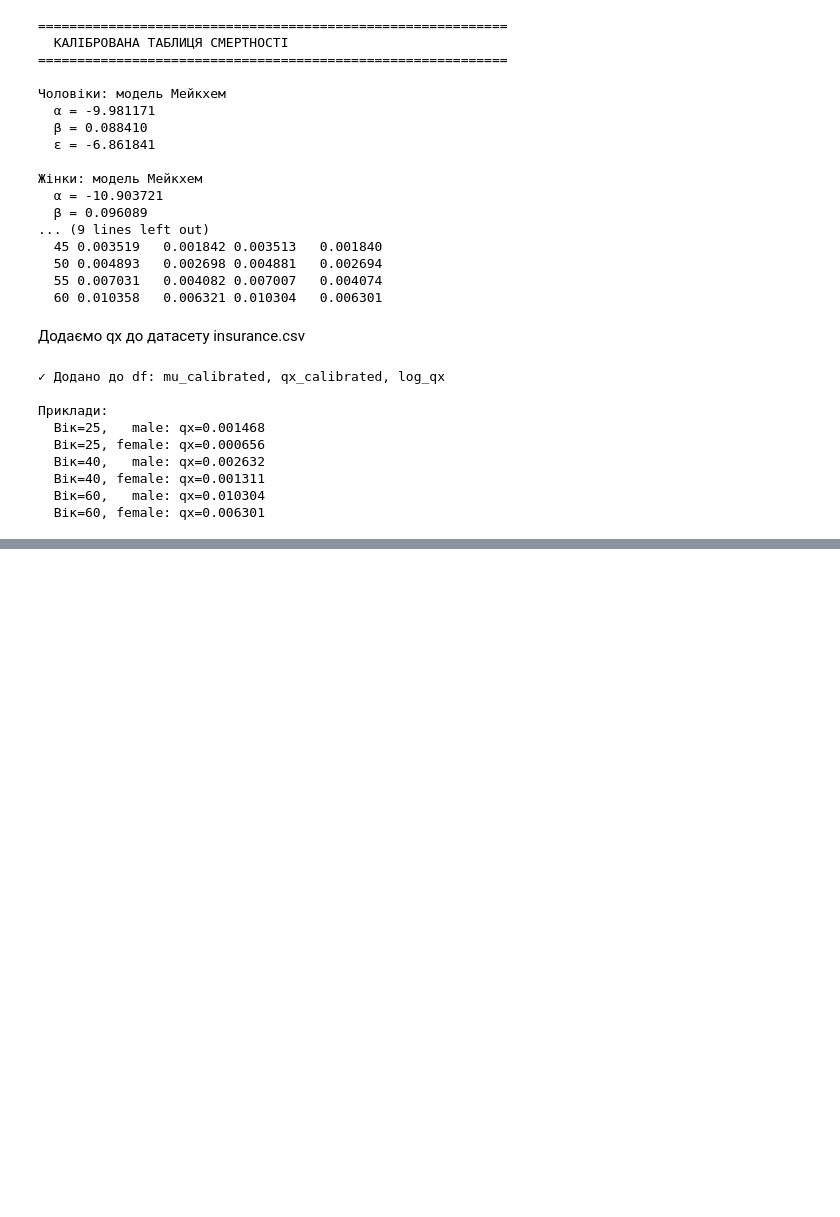
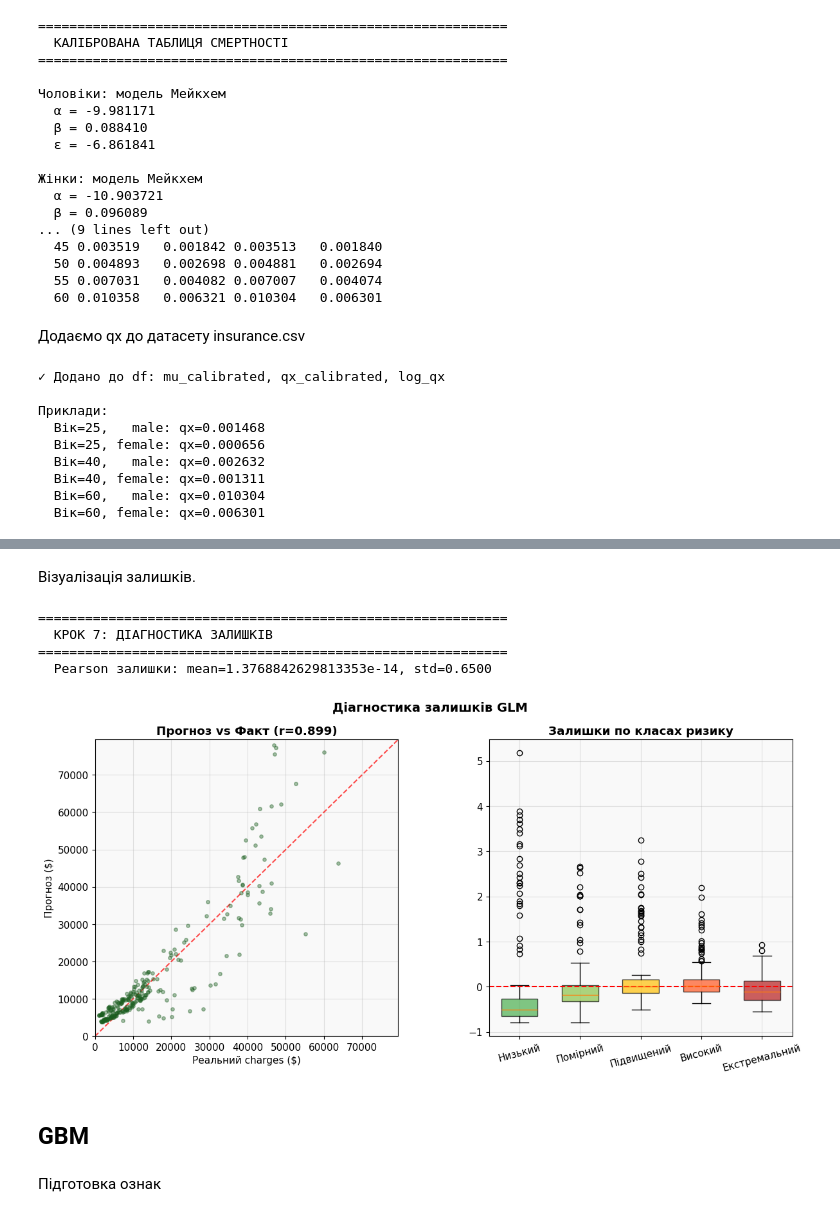
Before and after one commit to Washizuu/Insurance-Charges-Prediction, a Jupyter notebook: CW_new.ipynb, the cells around one changed output, grey strips where cells are left out. Drawn from its saved outputs; the diff is of its cells as text; code cells hidden in the pictures; blank space fills up the shorter version.

```diff
--- a/CW_new.ipynb
+++ b/CW_new.ipynb
@@ -1510,0 +1518,8 @@ except NameError:
+# %%
+plt.rcParams.update({
+    'figure.facecolor': 'white',
+    'axes.facecolor':   '#f9f9f9',
+    'axes.grid':        True,
+    'grid.alpha':       0.35,
+    'font.size':        11,
+})
@@ -1510,0 +1587,12 @@ except NameError:
+# %%
+print(f"\n{'='*60}")
+print(f"  КРОК 2: GAMMA GLM (log_qx як предиктор)")
+print(f"{'='*60}")
+
+glm = smf.glm(
+    formula=FORMULA,
+    data=train_df,
+    family=sm.families.Gamma(link=sm.families.links.Log())
+).fit()
+
+print(glm.summary())
@@ -1510,0 +1861,50 @@ except NameError:
+# %% [markdown]
+Візуалізація залишків.
+# %%
+fitted_train = glm.fittedvalues
+y_train      = train_df['charges'].values
+pearson_res  = (y_train - fitted_train) / fitted_train
+
+print(f"\n{'='*60}")
+print(f"  КРОК 7: ДІАГНОСТИКА ЗАЛИШКІВ")
+print(f"{'='*60}")
+print(f"  Pearson залишки: mean={pearson_res.mean()}, "
+      f"std={pearson_res.std():.4f}")
+
+fig = plt.figure(figsize=(14,6))
+fig.suptitle('Діагностика залишків GLM ',
+             fontsize=14, fontweight='bold')
+gs = gridspec.GridSpec(1, 2, figure=fig, hspace=0.4, wspace=0.3)
+
+ax = fig.add_subplot(gs[0, 0])
+ax.scatter(y_test, y_pred, alpha=0.4, s=15, color='#1B5E20', zorder=3)
+lim = max(y_test.max(), max(y_pred)) * 1.02
+ax.plot([0, lim], [0, lim], 'r--', lw=1.5, alpha=0.7)
+r_val = np.corrcoef(y_test, y_pred)[0, 1]
+ax.set_title(f'Прогноз vs Факт (r={r_val:.3f})', fontweight='bold')
+ax.set_xlabel('Реальний charges ($)'); ax.set_ylabel('Прогноз ($)')
+ax.set_xlim(0, lim); ax.set_ylim(0, lim)
+
+
+ax = fig.add_subplot(gs[0, 1])
+ORDER = ['Низький','Помірний','Підвищений','Високий','Екстремальний']
+PAL = {'Низький':'#4CAF50','Помірний':'#8BC34A','Підвищений':'#FFC107',
+       'Високий':'#FF5722','Екстремальний':'#B71C1C'}
+res_cls = [pearson_res[train_df['risk_class']==c].values for c in ORDER]
+bp = ax.boxplot(res_cls, tick_labels=ORDER, patch_artist=True, widths=0.6)
+for patch, c in zip(bp['boxes'], ORDER):
+    patch.set_facecolor(PAL[c]); patch.set_alpha(0.7)
+ax.axhline(0, color='red', lw=1.5, ls='--')
+ax.set_title('Залишки по класах ризику', fontweight='bold')
+ax.tick_params(axis='x', rotation=15)
+
+
+plt.show()
+# %% [output]
+============================================================
+  КРОК 7: ДІАГНОСТИКА ЗАЛИШКІВ
+============================================================
+  Pearson залишки: mean=1.3768842629813353e-14, std=0.6500
+[figure, added]
+# %% [markdown]
+## GBM
@@ -1510,0 +1919,2 @@ except NameError:
+# %% [markdown]
+Підготовка ознак
```
Also changed, not shown: parts of 35 cells of this notebook.
